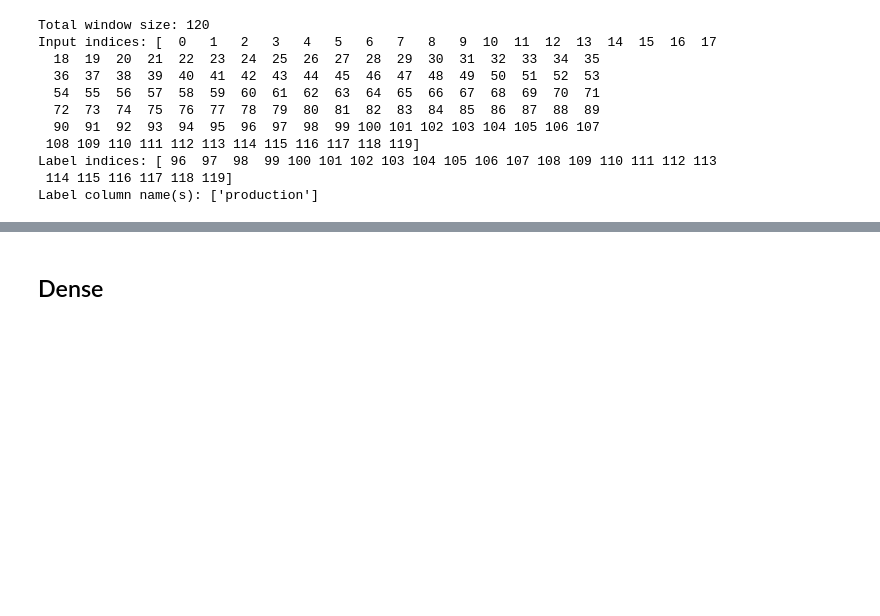
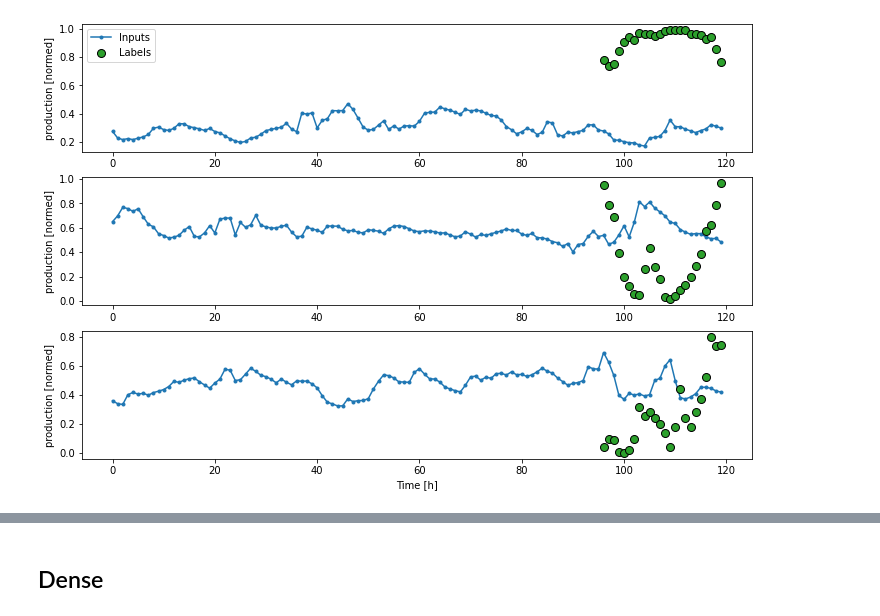
Before and after one commit to sarikayamerts/thesis, a Jupyter notebook: notebooks/lstm_tf_mult_plant.ipynb, the cells around one changed output, grey strips where cells are left out. Saved outputs shown, nothing was run; the diff lists cells and outputs as text; code cells hidden in the pictures; blank space fills up the shorter version.

```diff
--- a/notebooks/lstm_tf_mult_plant.ipynb
+++ b/notebooks/lstm_tf_mult_plant.ipynb
@@ -47,0 +22,7 @@ ModuleNotFoundError: No module named 'tensorflow'
+# %%
+OUT_STEPS = 24
+
+columns = [col for col in df.columns if col != "rt_plant_id"]
+
+multi_window = WindowGenerator(train_df=train_df_np, valid_df=valid_df_np, test_df=test_df_np, columns=columns,input_width=120, label_width=24, shift=0, label_columns=["production"])
+multi_window
@@ -47,0 +41,3 @@ ModuleNotFoundError: No module named 'tensorflow'
+# %%
+multi_window.plot(plant=0)
+# %% [output]
@@ -48,26 +48,13 @@ ModuleNotFoundError: No module named 'tensorflow'
+[figure, added]
 # %%
 corr = pd.pivot_table(df[["rt_plant_id", "production"]].reset_index(), index="forecast_dt", columns="rt_plant_id", values="production").corr()
 corr
 # %%
 OUT_STEPS = 24
 
-columns = [col for col in train_df.columns if col != "rt_plant_id"]
+columns = [col for col in df.columns if col != "rt_plant_id"]
 
-multi_window = WindowGenerator(
-    train_df=train_df_np, valid_df=valid_df_np, test_df=test_df_np, columns=columns,
-    input_width=120, label_width=24, shift=0, label_columns=["production"])
+multi_window = WindowGenerator(train_df=train_df_np, valid_df=valid_df_np, test_df=test_df_np, columns=columns,input_width=120, label_width=24, shift=0, label_columns=["production"])
 multi_window
-# %% [output]
-Total window size: 120
-Input indices: [  0   1   2   3   4   5   6   7   8   9  10  11  12  13  14  15  16  17
-  18  19  20  21  22  23  24  25  26  27  28  29  30  31  32  33  34  35
-  36  37  38  39  40  41  42  43  44  45  46  47  48  49  50  51  52  53
-  54  55  56  57  58  59  60  61  62  63  64  65  66  67  68  69  70  71
-  72  73  74  75  76  77  78  79  80  81  82  83  84  85  86  87  88  89
-  90  91  92  93  94  95  96  97  98  99 100 101 102 103 104 105 106 107
- 108 109 110 111 112 113 114 115 116 117 118 119]
-Label indices: [ 96  97  98  99 100 101 102 103 104 105 106 107 108 109 110 111 112 113
- 114 115 116 117 118 119]
-Label column name(s): ['production']
 # %%
 multi_window.plot(plant=0)
```
Also changed, not shown: parts of 15 cells of this notebook, 8 other files.
